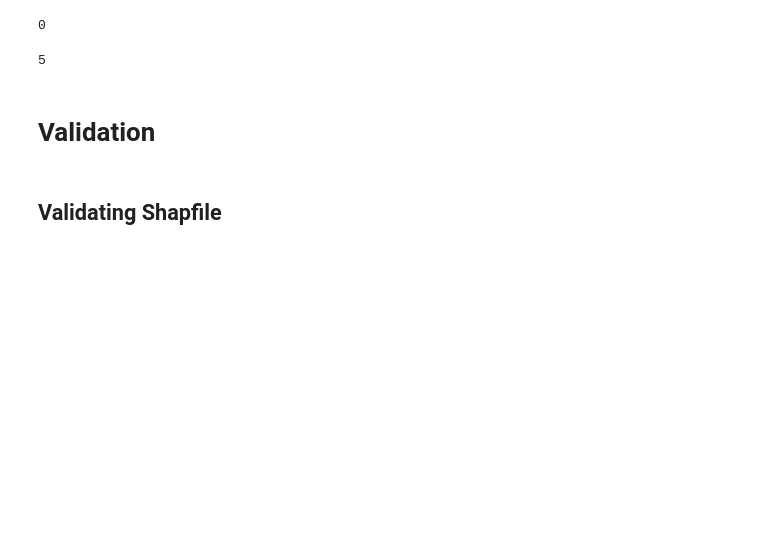
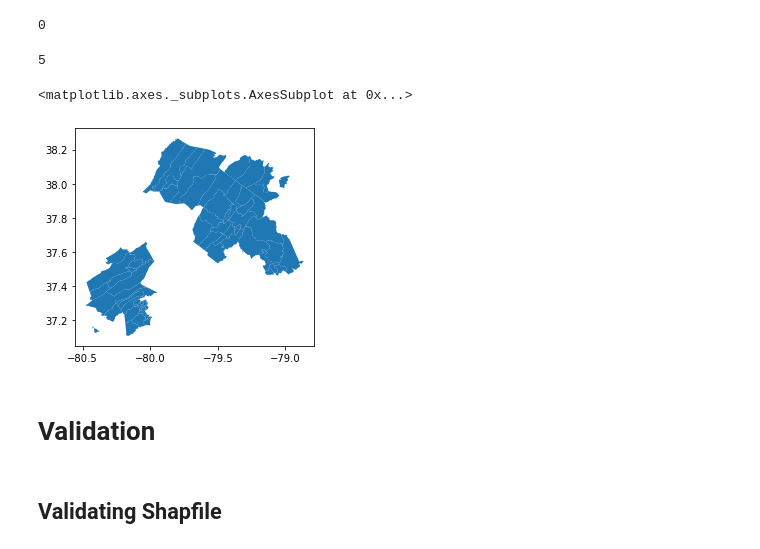
Before and after one commit to nonpartisan-redistricting-datahub/pdv-va, a Jupyter notebook: vest-va-2018/vest_va_2018_state_special.ipynb, the cells around one changed output. Saved outputs shown, nothing was run; the diff lists cells and outputs as text; code cells hidden in the pictures; blank space fills up the shorter version.

Commit message:
added shp election result join

```diff
--- a/vest-va-2018/vest_va_2018_state_special.ipynb
+++ b/vest-va-2018/vest_va_2018_state_special.ipynb
@@ -399,7 +399,7 @@ for index, precinct_total_row_by_candidate in df_no_absent_or_provisional.iterro
         #print('absentee total: ', absentee_tot)
         absentee_frac = get_absentee_frac(prec_tot, county_tot, absentee_tot)
         #print('absentee votes to allocate to precinct: ', absentee_frac)
-        prec_with_absentee_allocation = prec_tot + absentee_frac
+        prec_with_absentee_allocation = round(prec_tot + absentee_frac)
         #print('new precinct total: ', prec_with_absentee_allocation)
         df_with_absentee_reallocated.loc[index, candidate] = round(prec_with_absentee_allocation) #index is row, candidate is column
 # %%
@@ -697,6 +711,12 @@ len(set(final.COUNTYFP + final.VTDST.str.slice(start = 3)) - set(shp.COUNTYFP_1
 5
 # %%
 shp['unique_id'] = shp['COUNTYFP_1'] + shp['VTDST'].str.slice(start = 3)
+# %%
+join = gpd.GeoDataFrame(pd.merge(df_with_absentee_reallocated, shp, on = 'unique_id', how = 'inner'), crs = proj)
+join.plot()
+# %% [output]
+<matplotlib.axes._subplots.AxesSubplot at 0x...>
+[figure, added]
 # %% [markdown]
 # Validation
 # %% [markdown]
```
Also changed, not shown: parts of 2 cells of this notebook, 2 other files.
